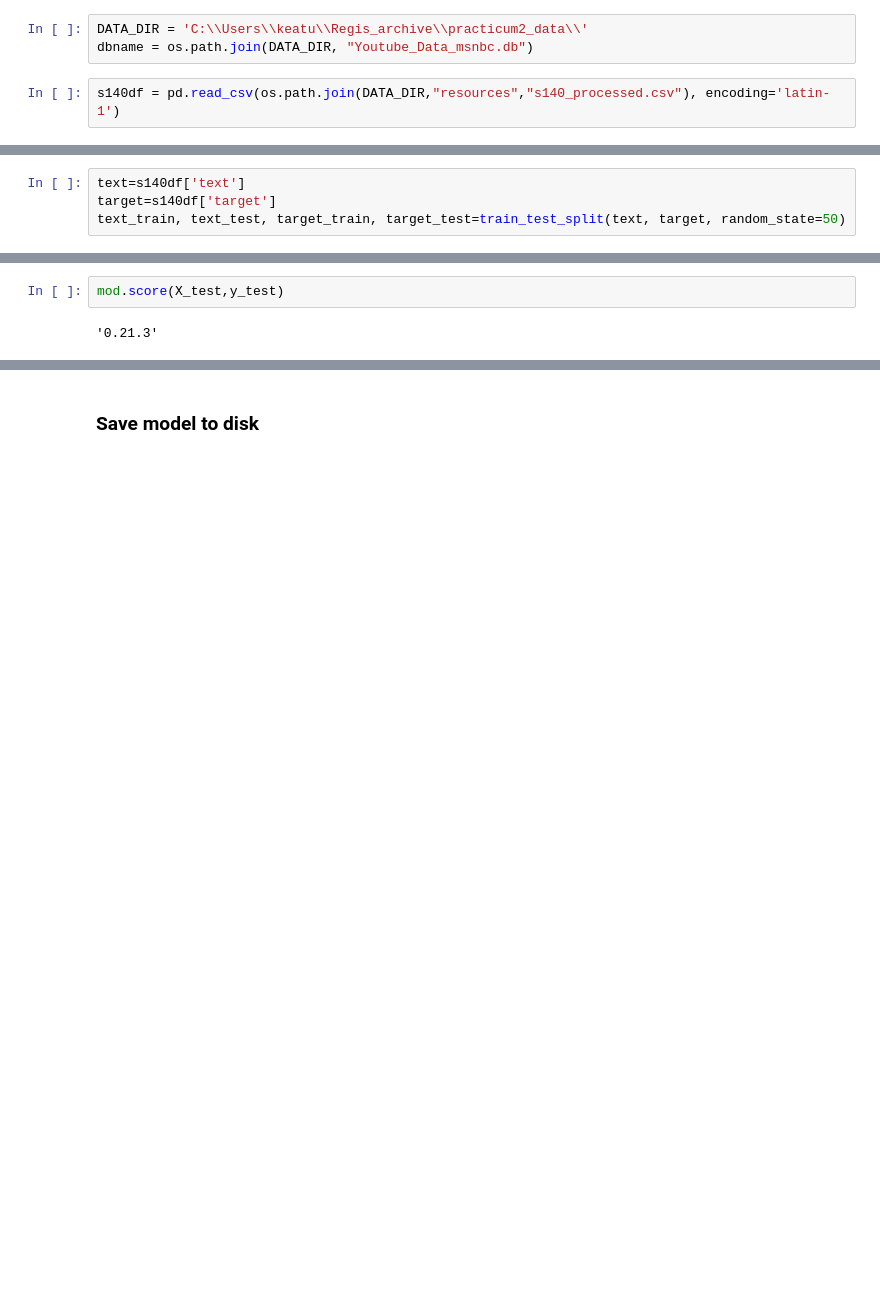
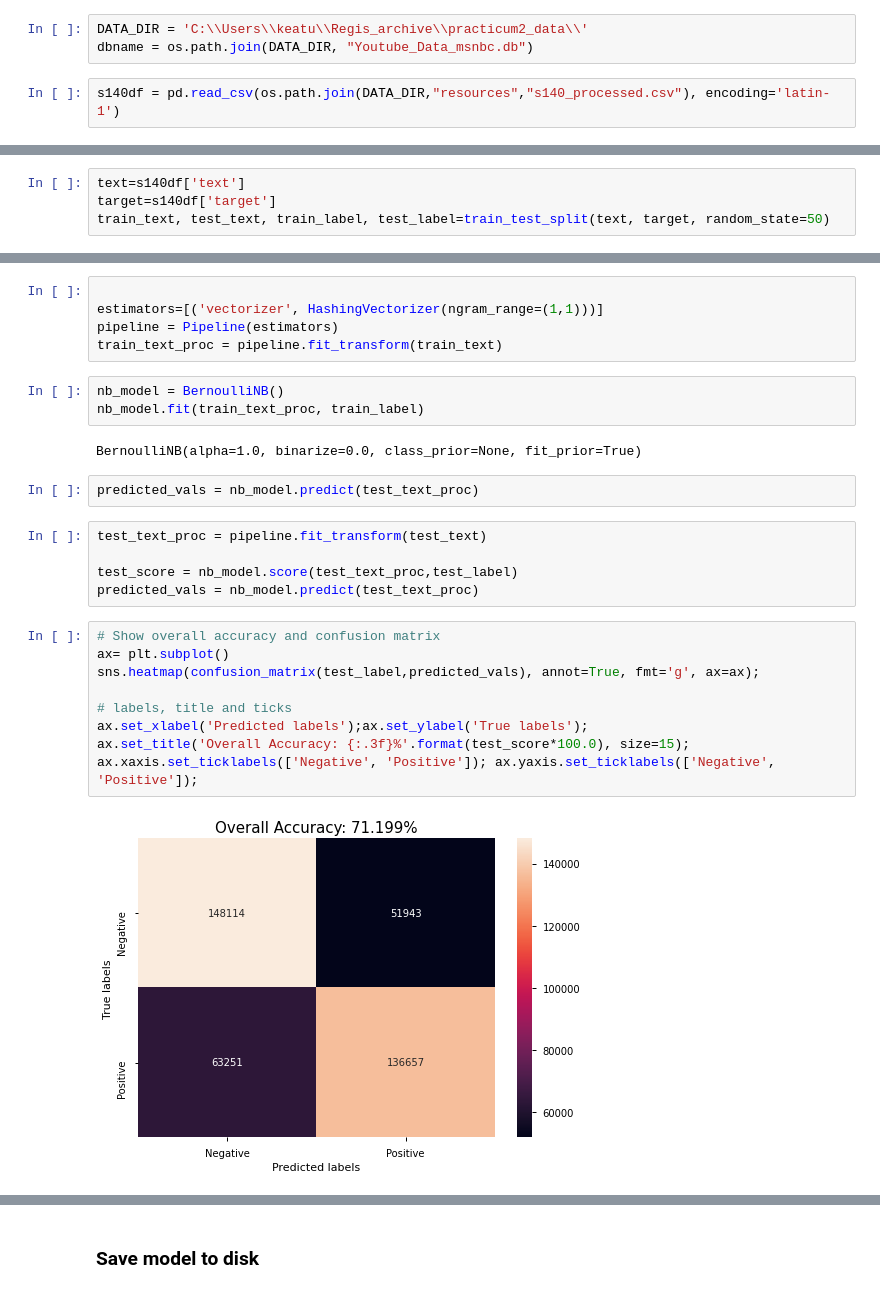
Before and after one commit to keaturner55/yt-comments-practicum, a Jupyter notebook: naivebayes.ipynb, the cells around one changed output, grey strips where cells are left out. Saved outputs shown, nothing was run; the diff lists cells and outputs as text; blank space fills up the shorter version.

```diff
--- a/naivebayes.ipynb
+++ b/naivebayes.ipynb
@@ -46,4 +33,4 @@ s140df
 # %%
 text=s140df['text']
 target=s140df['target']
-text_train, text_test, target_train, target_test=train_test_split(text, target, random_state=50)
+train_text, test_text, train_label, test_label=train_test_split(text, target, random_state=50)
@@ -65,4 +37,28 @@ mod.score(X_test,y_test)
-# %%
-mod.score(X_test,y_test)
-# %% [output]
-'0.21.3'
+# %%
+
+estimators=[('vectorizer', HashingVectorizer(ngram_range=(1,1)))]
+pipeline = Pipeline(estimators)
+train_text_proc = pipeline.fit_transform(train_text)
+# %%
+nb_model = BernoulliNB()
+nb_model.fit(train_text_proc, train_label)
+# %% [output]
+BernoulliNB(alpha=1.0, binarize=0.0, class_prior=None, fit_prior=True)
+# %%
+predicted_vals = nb_model.predict(test_text_proc)
+# %%
+test_text_proc = pipeline.fit_transform(test_text)
+
+test_score = nb_model.score(test_text_proc,test_label)
+predicted_vals = nb_model.predict(test_text_proc)
+# %%
+# Show overall accuracy and confusion matrix
+ax= plt.subplot()
+sns.heatmap(confusion_matrix(test_label,predicted_vals), annot=True, fmt='g', ax=ax);
+
+# labels, title and ticks
+ax.set_xlabel('Predicted labels');ax.set_ylabel('True labels');
+ax.set_title('Overall Accuracy: {:.3f}%'.format(test_score*100.0), size=15);
+ax.xaxis.set_ticklabels(['Negative', 'Positive']); ax.yaxis.set_ticklabels(['Negative', 'Positive']);
+# %% [output]
+[figure, added]
```
Also changed, not shown: parts of 5 cells of this notebook, 1 other file.
